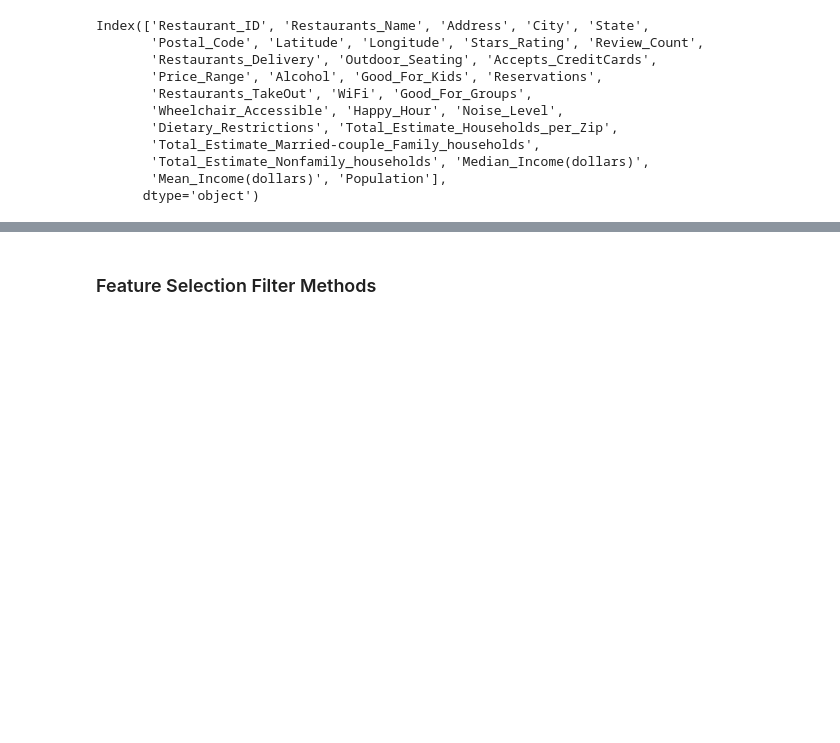
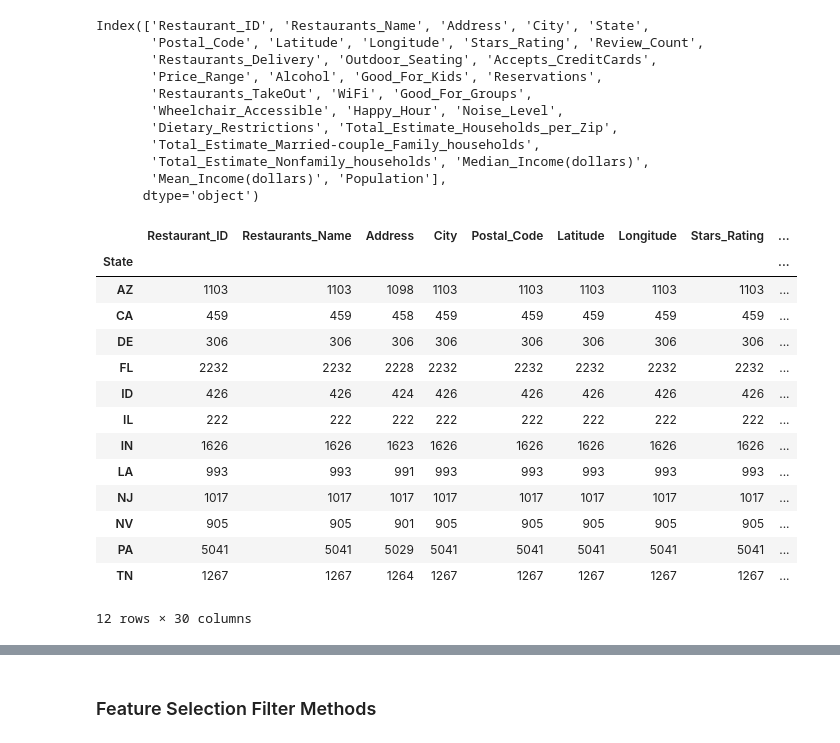
Before and after one commit to Aigerim-Zh/Yelp-Project, a Jupyter notebook: ada_classifier_copy.ipynb, the cells around one changed output, grey strips where cells are left out. Cells and saved outputs as stored; diff of their text form; code cells hidden in the pictures; blank space fills up the shorter version.

```diff
--- a/ada_classifier_copy.ipynb
+++ b/ada_classifier_copy.ipynb
@@ -118,0 +119,18 @@ df["Category"] = pd.cut(df["Stars_Rating"],bins=[0.9,3.5,5],labels=["Lower_Ratin
+# %%
+df.groupby(["State"]).count()
+# %% [output]
+|  | Restaurant_ID | Restaurants_Name | Address | City | Postal_Code | Latitude | Longitude | Stars_Rating | ... |
+| State |  |  |  |  |  |  |  |  | ... |
+| AZ | 1103 | 1103 | 1098 | 1103 | 1103 | 1103 | 1103 | 1103 | ... |
+| CA | 459 | 459 | 458 | 459 | 459 | 459 | 459 | 459 | ... |
+| DE | 306 | 306 | 306 | 306 | 306 | 306 | 306 | 306 | ... |
+| FL | 2232 | 2232 | 2228 | 2232 | 2232 | 2232 | 2232 | 2232 | ... |
+| ID | 426 | 426 | 424 | 426 | 426 | 426 | 426 | 426 | ... |
+| IL | 222 | 222 | 222 | 222 | 222 | 222 | 222 | 222 | ... |
+| IN | 1626 | 1626 | 1623 | 1626 | 1626 | 1626 | 1626 | 1626 | ... |
+| LA | 993 | 993 | 991 | 993 | 993 | 993 | 993 | 993 | ... |
+| NJ | 1017 | 1017 | 1017 | 1017 | 1017 | 1017 | 1017 | 1017 | ... |
+| NV | 905 | 905 | 901 | 905 | 905 | 905 | 905 | 905 | ... |
+| PA | 5041 | 5041 | 5029 | 5041 | 5041 | 5041 | 5041 | 5041 | ... |
+| TN | 1267 | 1267 | 1264 | 1267 | 1267 | 1267 | 1267 | 1267 | ... |
+12 rows × 30 columns
```
Also changed, not shown: parts of 13 cells of this notebook.
